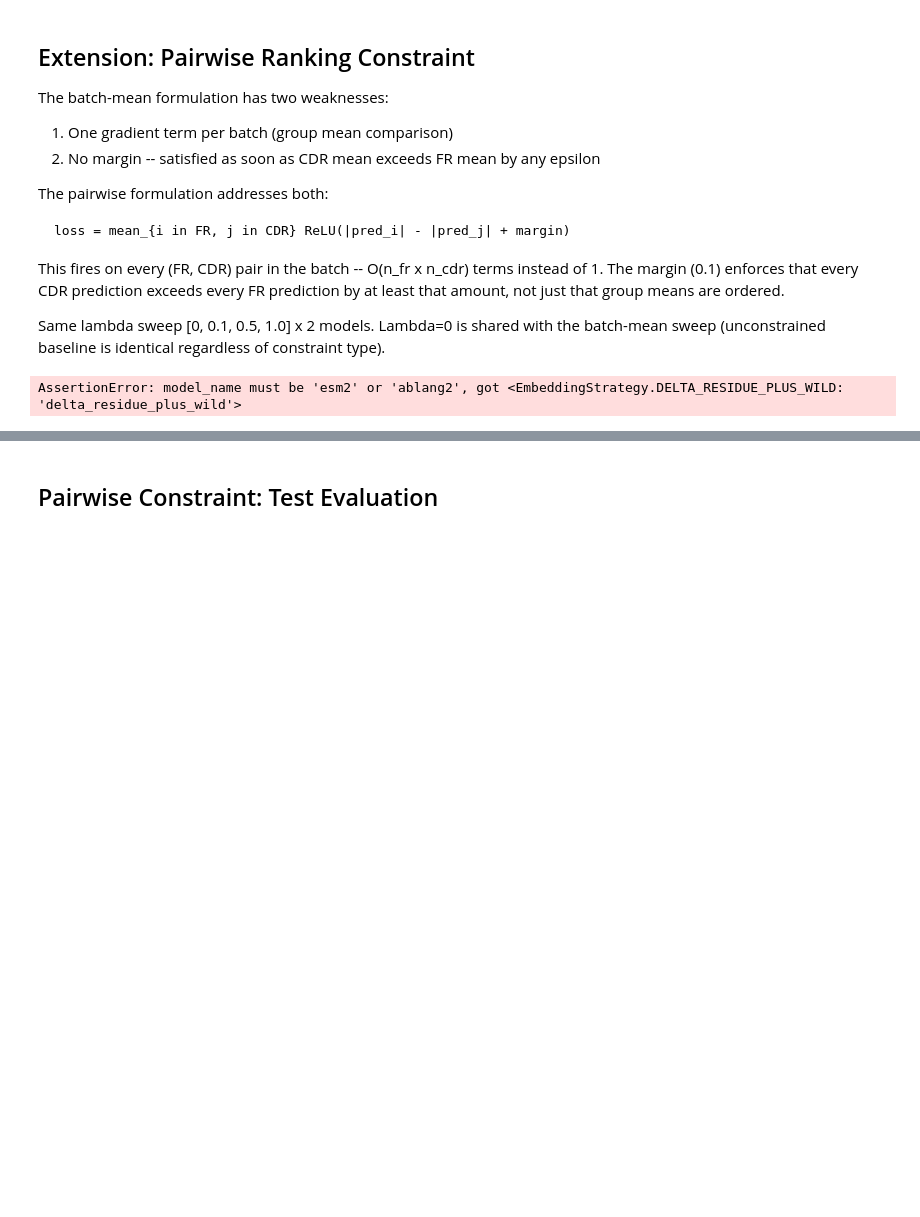
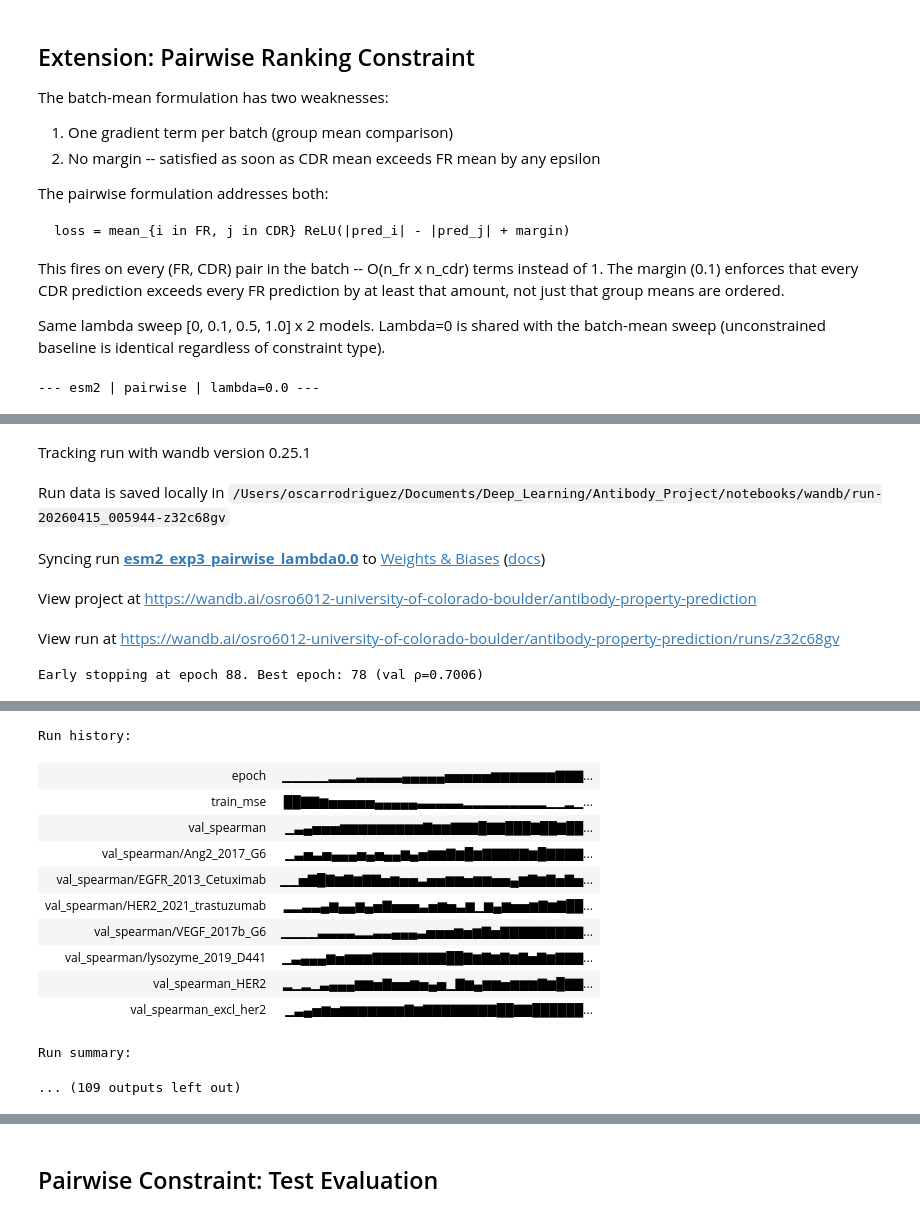
Before and after one commit to Aaron1776/antibody-property-prediction, a Jupyter notebook: notebooks/06_constraint.ipynb, the cells around one changed output, grey strips where cells are left out. Saved outputs shown, nothing was run; the diff lists cells and outputs as text; code cells hidden in the pictures; blank space fills up the shorter version.

```diff
--- a/notebooks/06_constraint.ipynb
+++ b/notebooks/06_constraint.ipynb
@@ -570,7 +570,7 @@ sweep (unconstrained baseline is identical regardless of constraint type).
 LAMBDAS = [0.0, 0.1, 0.5, 1.0]
 MODELS  = ['esm2', 'ablang2']
 INPUT_DIMS = {'esm2': 3840, 'ablang2': 1440}
-PAIRWISE_MARGIN = 0.1
+PAIRWISE_MARGIN = 0.0
 
 pairwise_results = {}
 
@@ -601,4 +601,4 @@ for model_name in MODELS:
         print(f"  Best epoch: {result['best_epoch']}")
         print(f"  Best val Spearman (all): {result['best_val_spearman']:.4f}")
 # %% [output]
-AssertionError: model_name must be 'esm2' or 'ablang2', got <EmbeddingStrategy.DELTA_RESIDUE_PLUS_WILD: 'delta_residue_plus_wild'>
+--- esm2 | pairwise | lambda=0.0 ---
@@ -604,0 +606,6 @@ AssertionError: model_name must be 'esm2' or 'ablang2', got <EmbeddingStrategy.D
+Tracking run with wandb version 0.25.1
+Run data is saved locally in /Users/oscarrodriguez/Documents/Deep_Learning/Antibody_Project/notebooks/wandb/run-20260415_005944-z32c68gv
+Syncing run esm2_exp3_pairwise_lambda0.0 to Weights & Biases (docs)
+View project at https://wandb.ai/osro6012-university-of-colorado-boulder/antibody-property-prediction
+View run at https://wandb.ai/osro6012-university-of-colorado-boulder/antibody-property-prediction/runs/z32c68gv
+Early stopping at epoch 88. Best epoch: 78 (val ρ=0.7006)
@@ -605 +613,14 @@ AssertionError: model_name must be 'esm2' or 'ablang2', got <EmbeddingStrategy.D
+Run history:
+| epoch | ▁▁▁▁▁▂▂▂▃▃▃▃▃▄▄▄▄▄▅▅▅▅▅▆▆▆▆▆▆▆▇▇▇... |
+| train_mse | ██▇▇▆▅▅▅▅▅▄▄▄▄▄▃▃▃▃▃▂▂▂▂▂▂▂▂▂▁▁▂▁... |
+| val_spearman | ▁▃▄▅▅▅▆▆▆▆▆▆▆▆▆▇▆▆▇▇▇█▇▇███▇██▇██... |
+| val_spearman/Ang2_2017_G6 | ▁▃▅▃▅▄▄▄▅▄▅▄▄▆▄▅▆▆▇▆█▆▇▇▇▇▇▆█▇▇▇▇... |
+| val_spearman/EGFR_2013_Cetuximab | ▁▁▅▇█▇▆▇▆▇▇▅▆▅▅▃▅▅▆▆▅▆▆▅▅▄▆▇▆▇▅▇▅... |
+| val_spearman/HER2_2021_trastuzumab | ▂▂▃▃▄▆▄▄▆▄▅▇▅▅▅▃▅▆▅▃▆▁▆▄▆▅▅▆▇▆▇██... |
+| val_spearman/VEGF_2017b_G6 | ▁▁▁▁▃▃▃▃▂▂▃▃▄▄▄▃▅▅▅▆▅▆▇▅▇▇▇▇▇▇▇▇▇... |
+| val_spearman/lysozyme_2019_D441 | ▁▃▄▄▄▆▅▆▆▆▇▇▇▇▇▇▇▇██▇▆▇▆▇▆▇▅▇▆▇▇▇... |
+| val_spearman_HER2 | ▂▁▂▁▃▄▄▄▆▆▅▇▅▅▆▅▄▅▁▇▆▄▆▆▅▆▆▆▇▆█▇▇... |
+| val_spearman_excl_her2 | ▁▃▄▅▆▅▆▆▆▆▆▆▆▇▆▇▇▇▇▇▇▇▇██▇▇██████... |
+Run summary:
+... (109 outputs left out)
 # %% [markdown]
```
Also changed, not shown: parts of 9 cells of this notebook, 1 other file.
